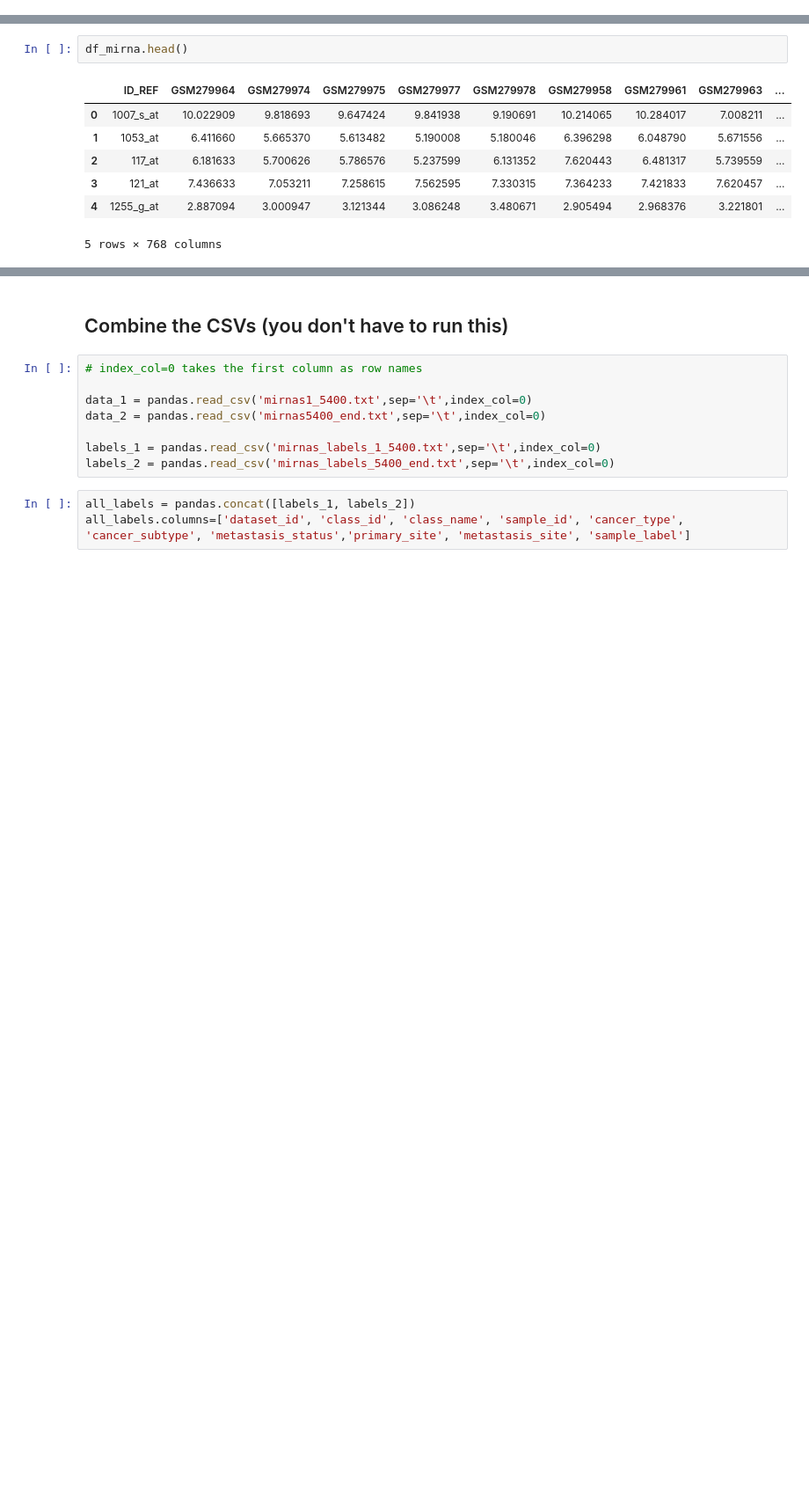
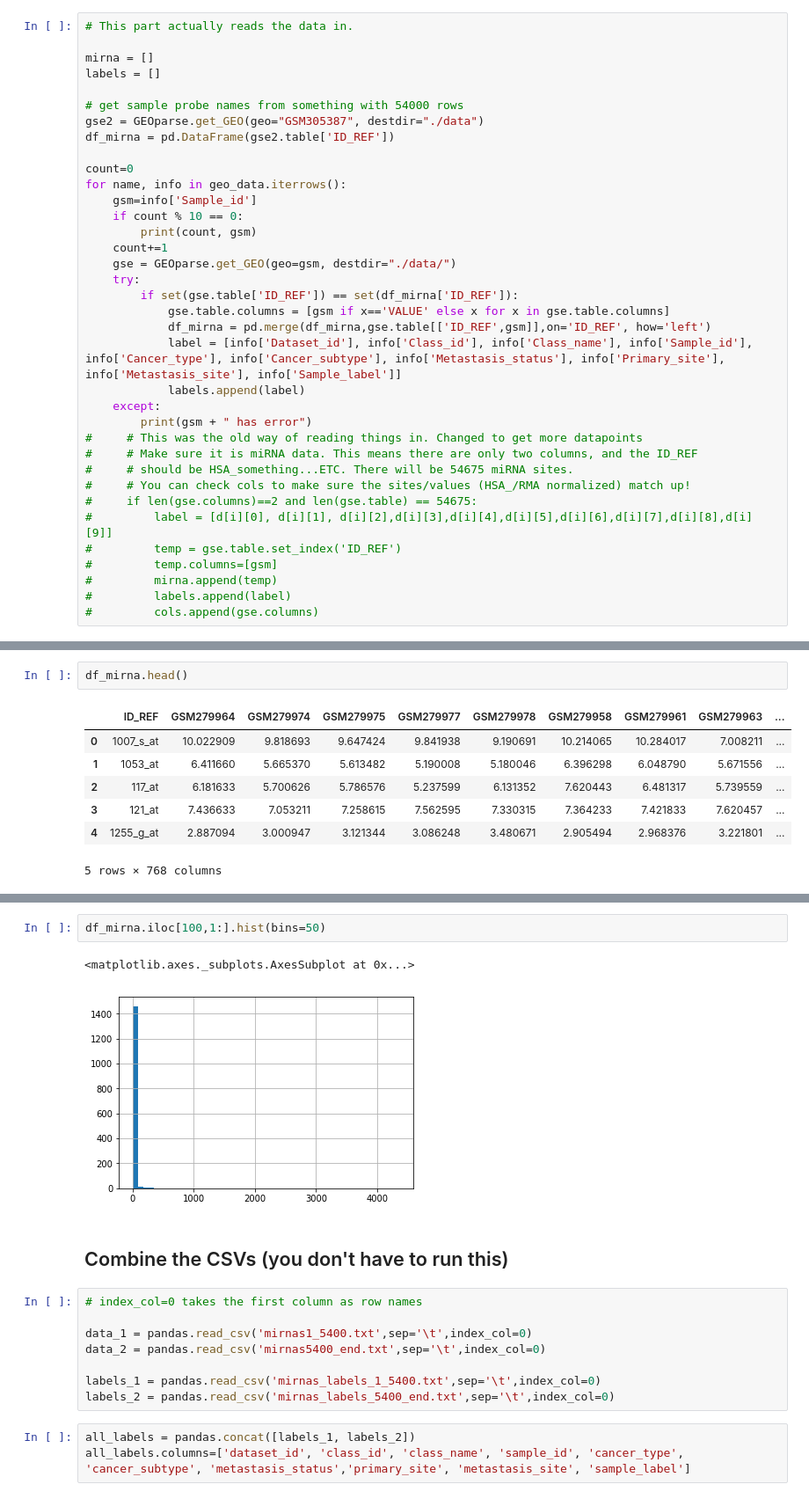
Before and after one commit to programmingprincess/ml4sp_metastasis, a Jupyter notebook: get_data.ipynb, the cells around one changed output, grey strips where cells are left out. Shown at 88% size. Cells and saved outputs as stored; diff of their text form; blank space fills up the shorter version.

Commit message:
fix data

```diff
--- a/get_data.ipynb
+++ b/get_data.ipynb
@@ -309,2 +311,38 @@ for name, info in geo_data.iterrows():
 (50, 'GSM275856')
 ... (188 outputs left out)
+# %%
+# This part actually reads the data in.
+
+mirna = []
+labels = []
+
+# get sample probe names from something with 54000 rows
+gse2 = GEOparse.get_GEO(geo="GSM305387", destdir="./data")
+df_mirna = pd.DataFrame(gse2.table['ID_REF'])
+
+count=0
+for name, info in geo_data.iterrows():
+    gsm=info['Sample_id']
+    if count % 10 == 0:
+        print(count, gsm)
+    count+=1
+    gse = GEOparse.get_GEO(geo=gsm, destdir="./data/")
+    try:
+        if set(gse.table['ID_REF']) == set(df_mirna['ID_REF']):
+            gse.table.columns = [gsm if x=='VALUE' else x for x in gse.table.columns]
+            df_mirna = pd.merge(df_mirna,gse.table[['ID_REF',gsm]],on='ID_REF', how='left')
+            label = [info['Dataset_id'], info['Class_id'], info['Class_name'], info['Sample_id'], info['Cancer_type'], info['Cancer_subtype'], info['Metastasis_status'], info['Primary_site'], info['Metastasis_site'], info['Sample_label']]
+            labels.append(label)
+    except:
+        print(gsm + " has error")
+#     # This was the old way of reading things in. Changed to get more datapoints
+#     # Make sure it is miRNA data. This means there are only two columns, and the ID_REF
+#     # should be HSA_something...ETC. There will be 54675 miRNA sites.
+#     # You can check cols to make sure the sites/values (HSA_/RMA normalized) match up!
+#     if len(gse.columns)==2 and len(gse.table) == 54675:
+#         label = [d[i][0], d[i][1], d[i][2],d[i][3],d[i][4],d[i][5],d[i][6],d[i][7],d[i][8],d[i][9]]
+#         temp = gse.table.set_index('ID_REF')
+#         temp.columns=[gsm]
+#         mirna.append(temp)
+#         labels.append(label)
+#         cols.append(gse.columns)
@@ -339,3 +523,8 @@ df_mirna.head()
+# %%
+df_mirna.iloc[100,1:].hist(bins=50)
+# %% [output]
+<matplotlib.axes._subplots.AxesSubplot at 0x...>
+[figure, added]
 # %% [markdown]
 ## Combine the CSVs (you don't have to run this)
 # %%
```
Also changed, not shown: parts of 16 cells of this notebook.
